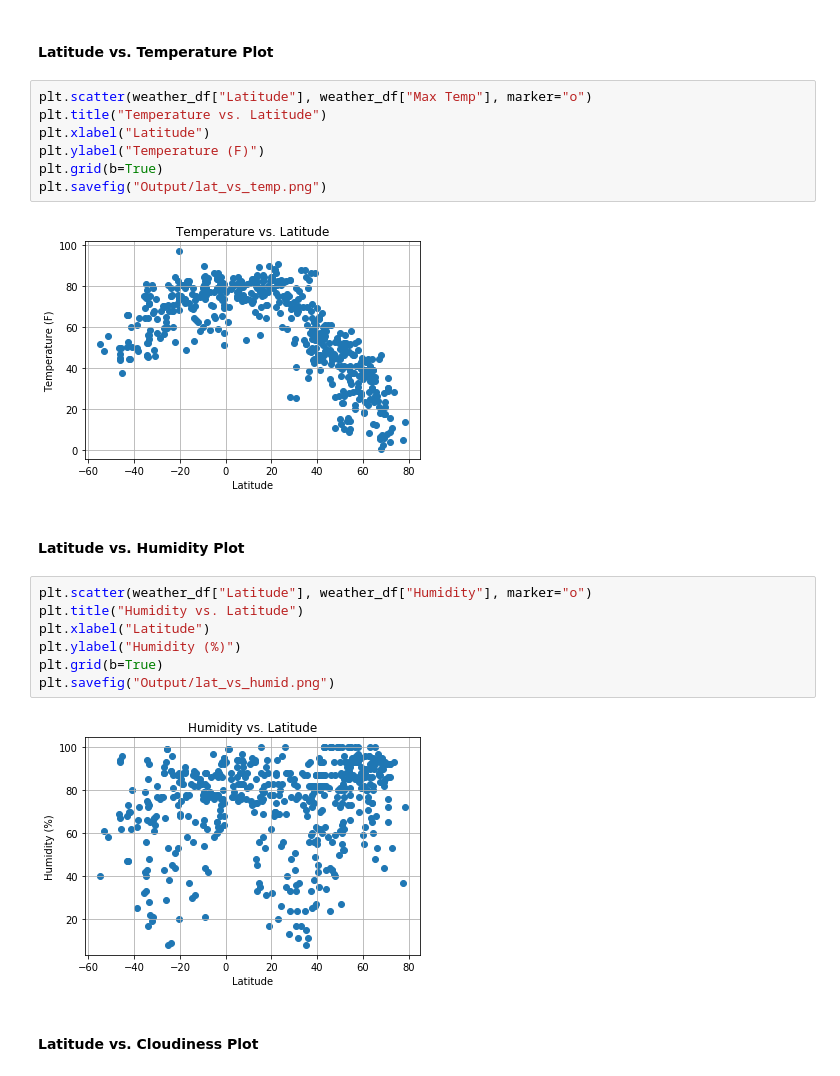
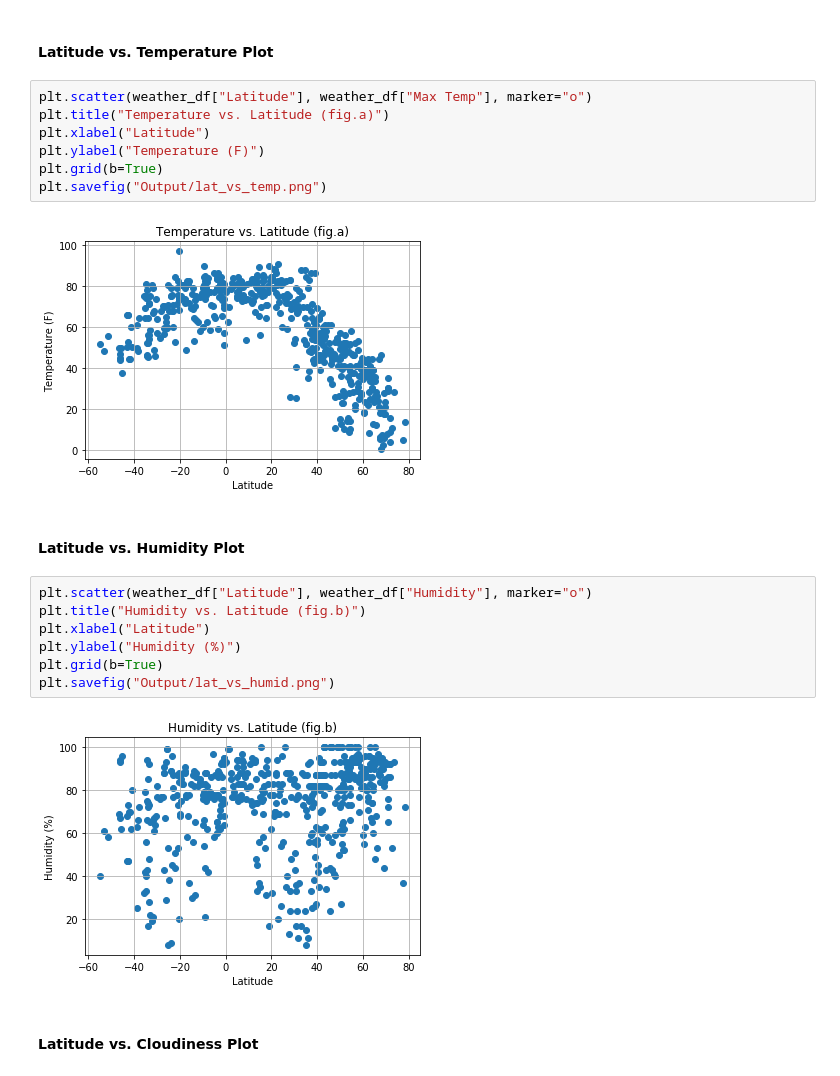
Before and after one commit to jabruhns/api-challenge, a Jupyter notebook: code/Weather_Challenge.ipynb, the cells around one changed output. Drawn from its saved outputs; the diff is of its cells as text.

```diff
--- a/code/Weather_Challenge.ipynb
+++ b/code/Weather_Challenge.ipynb
@@ -148,24 +148,24 @@ weather_df
 #### Latitude vs. Temperature Plot
 # %%
 plt.scatter(weather_df["Latitude"], weather_df["Max Temp"], marker="o")
-plt.title("Temperature vs. Latitude")
+plt.title("Temperature vs. Latitude (fig.a)")
 plt.xlabel("Latitude")
 plt.ylabel("Temperature (F)")
 plt.grid(b=True)
 plt.savefig("Output/lat_vs_temp.png")
 # %% [output]
-[figure, old version]
+[figure, new version]
 # %% [markdown]
 #### Latitude vs. Humidity Plot
 # %%
 plt.scatter(weather_df["Latitude"], weather_df["Humidity"], marker="o")
-plt.title("Humidity vs. Latitude")
+plt.title("Humidity vs. Latitude (fig.b)")
 plt.xlabel("Latitude")
 plt.ylabel("Humidity (%)")
 plt.grid(b=True)
 plt.savefig("Output/lat_vs_humid.png")
 # %% [output]
-[figure, old version]
+[figure, new version]
 # %% [markdown]
 #### Latitude vs. Cloudiness Plot
 # %%
```
Also changed, not shown: parts of 3 cells of this notebook, 4 other files.
